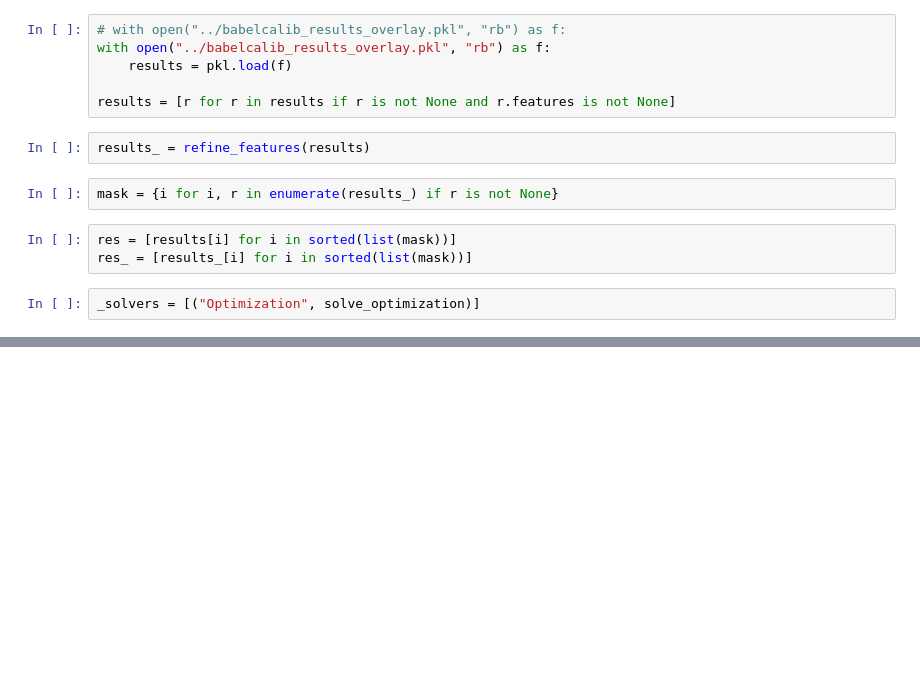
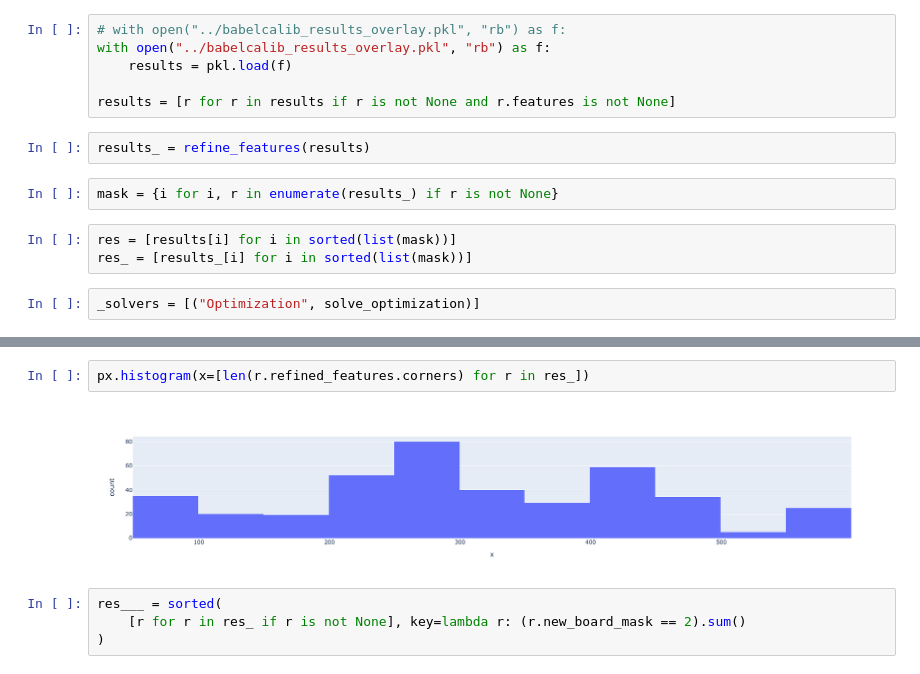
Before and after one commit to anstadnik/camera_calibration, a Jupyter notebook: notebooks/EvalOverlayed.ipynb, the cells around one changed output, grey strips where cells are left out. Saved outputs shown, nothing was run; the diff lists cells and outputs as text; blank space fills up the shorter version.

```diff
--- a/notebooks/EvalOverlayed.ipynb
+++ b/notebooks/EvalOverlayed.ipynb
@@ -56,0 +70,8 @@ return evaluate(ents_and_feats, projs)
+# %%
+px.histogram(x=[len(r.refined_features.corners) for r in res_])
+# %% [output]
+[figure, added]
+# %%
+res___ = sorted(
+    [r for r in res_ if r is not None], key=lambda r: (r.new_board_mask == 2).sum()
+)
```
Also changed, not shown: parts of 7 cells of this notebook, 22 other files.
